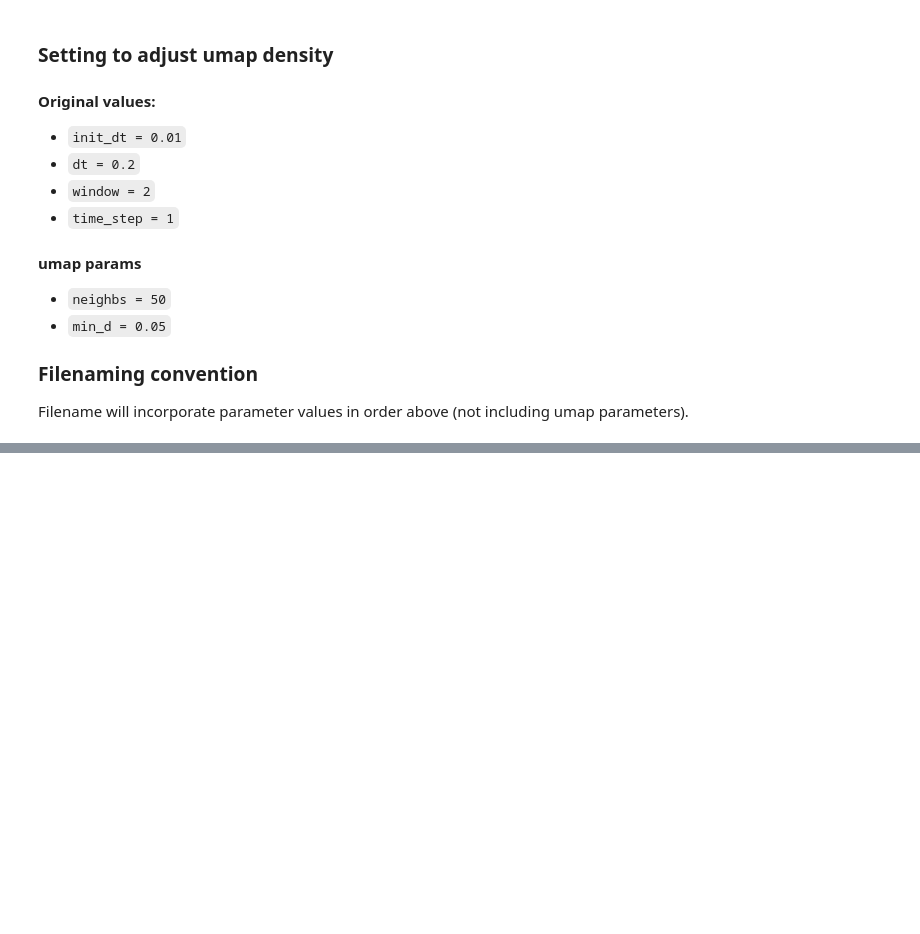
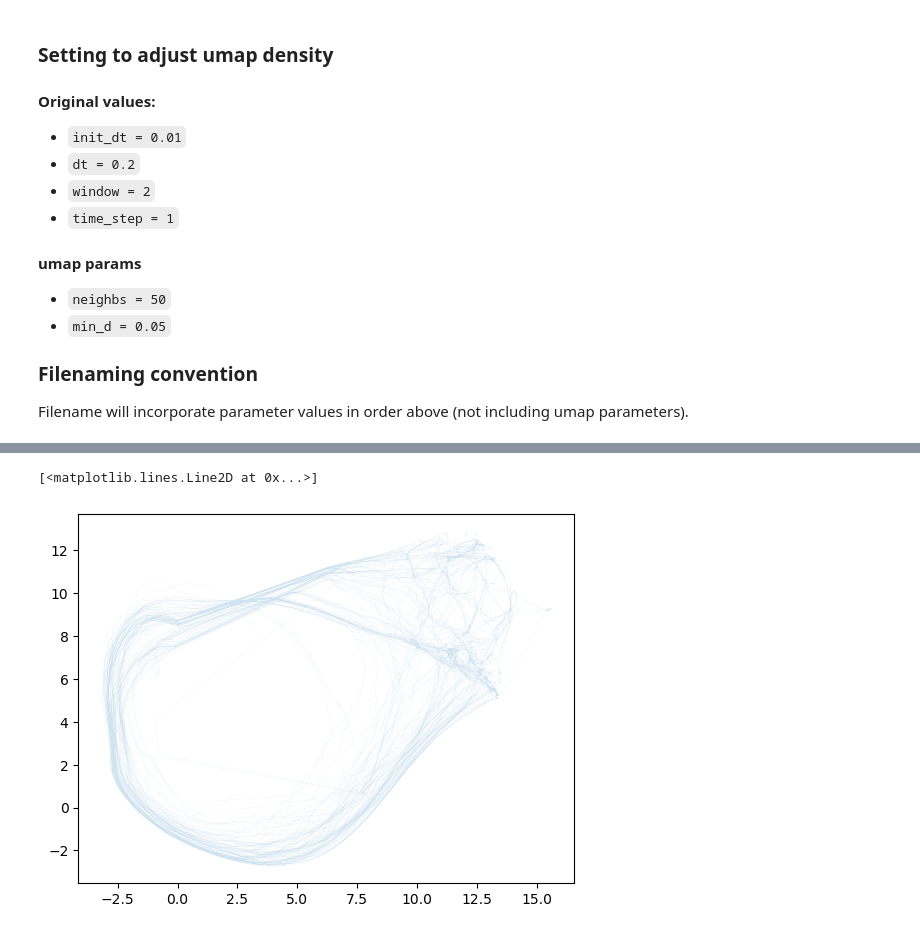
Before and after one commit to QuLab-VU/ECM_cell_cycle_model, a Jupyter notebook: umap_window/make_reducer.ipynb, the cells around one changed output, grey strips where cells are left out. Saved outputs shown, nothing was run; the diff lists cells and outputs as text; code cells hidden in the pictures; blank space fills up the shorter version.

```diff
--- a/umap_window/make_reducer.ipynb
+++ b/umap_window/make_reducer.ipynb
@@ -105,0 +122,6 @@ plt.plot(embedding_all_prot[0:1000,0], embedding_all_prot[0:1000,1])
+# %%
+fig = plt.figure()
+plt.plot(embedding_all_prot[24981*3:24981*4,0], embedding_all_prot[24981*3:24981*4,1], lw=0.1, alpha=0.2)
+# %% [output]
+[<matplotlib.lines.Line2D at 0x...>]
+[figure, added]
```
Also changed, not shown: parts of 8 cells of this notebook, 3 other files.
